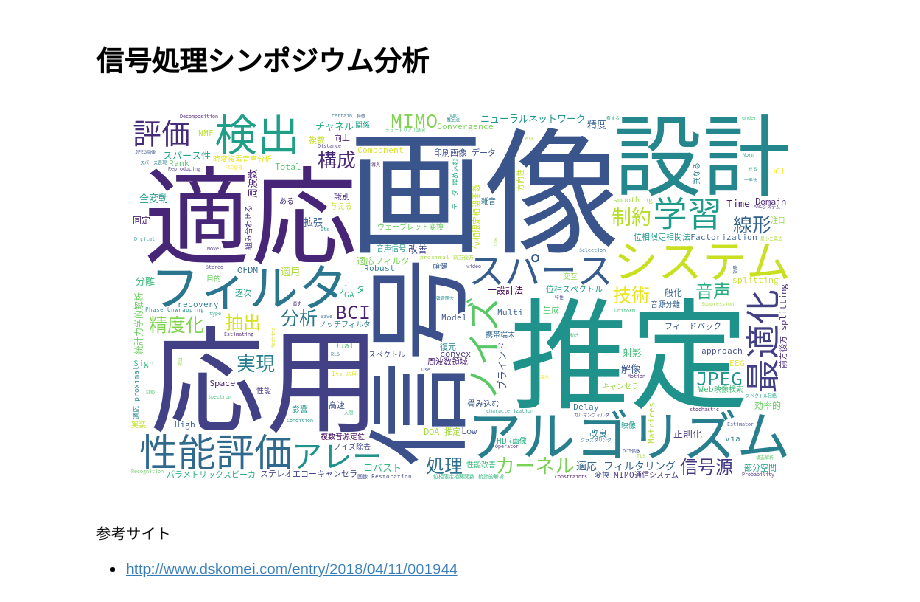
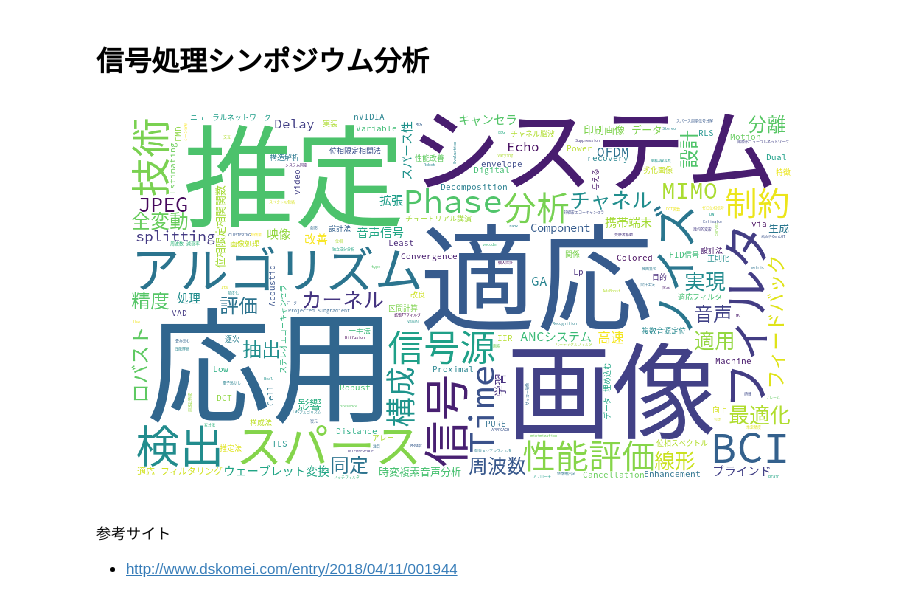
Before and after one commit to msiplab/SipAnalysis, a Jupyter notebook: siprep.ipynb, the cells around one changed output. Drawn from its saved outputs; the diff is of its cells as text; code cells hidden in the pictures.

```diff
--- a/siprep.ipynb
+++ b/siprep.ipynb
@@ -12,11 +14,3 @@ eyear = 2017
 # 期間内の論文タイトル
 path = './siprep{0}_{1}.csv'.format(syear,eyear)
 df = pd.read_csv(path,index_col=0)
-# %%
-# ワードクラウド生成
-from sipwdc import SipWordCloud
-
-swc = SipWordCloud()
-swc.generate(df)
-# %% [output]
-[figure, removed]
@@ -22,0 +20,6 @@ swc.generate(df)
+# %%
+# 2008-2012のタイトルワードクラウド
+df2008_2012 = df.loc[df.loc[:,'Year']<2013].reset_index(drop=True)
+swc.generate(df2008_2012,'sipwdc2008_2012.png')
+# %% [output]
+[figure, added]
```
Also changed, not shown: parts of 3 cells of this notebook, 2 other files.
